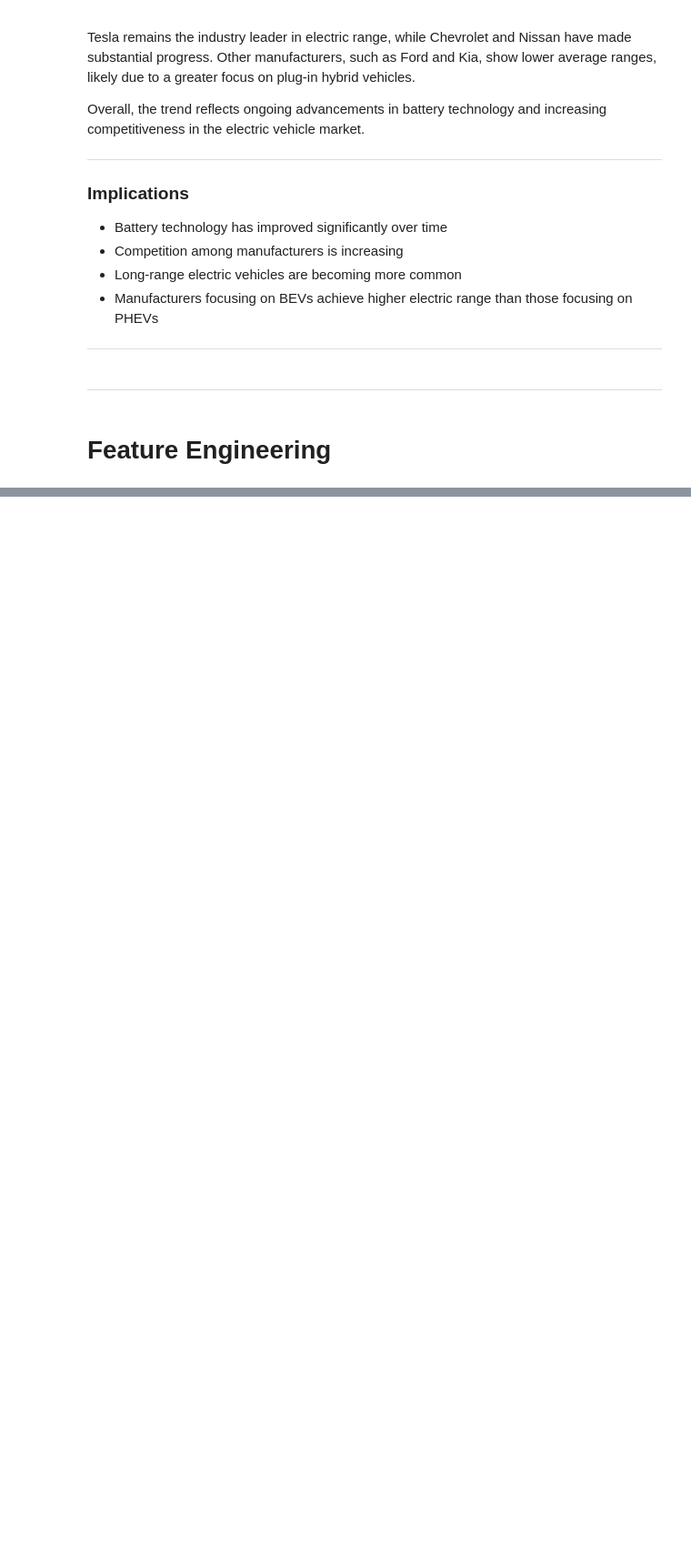
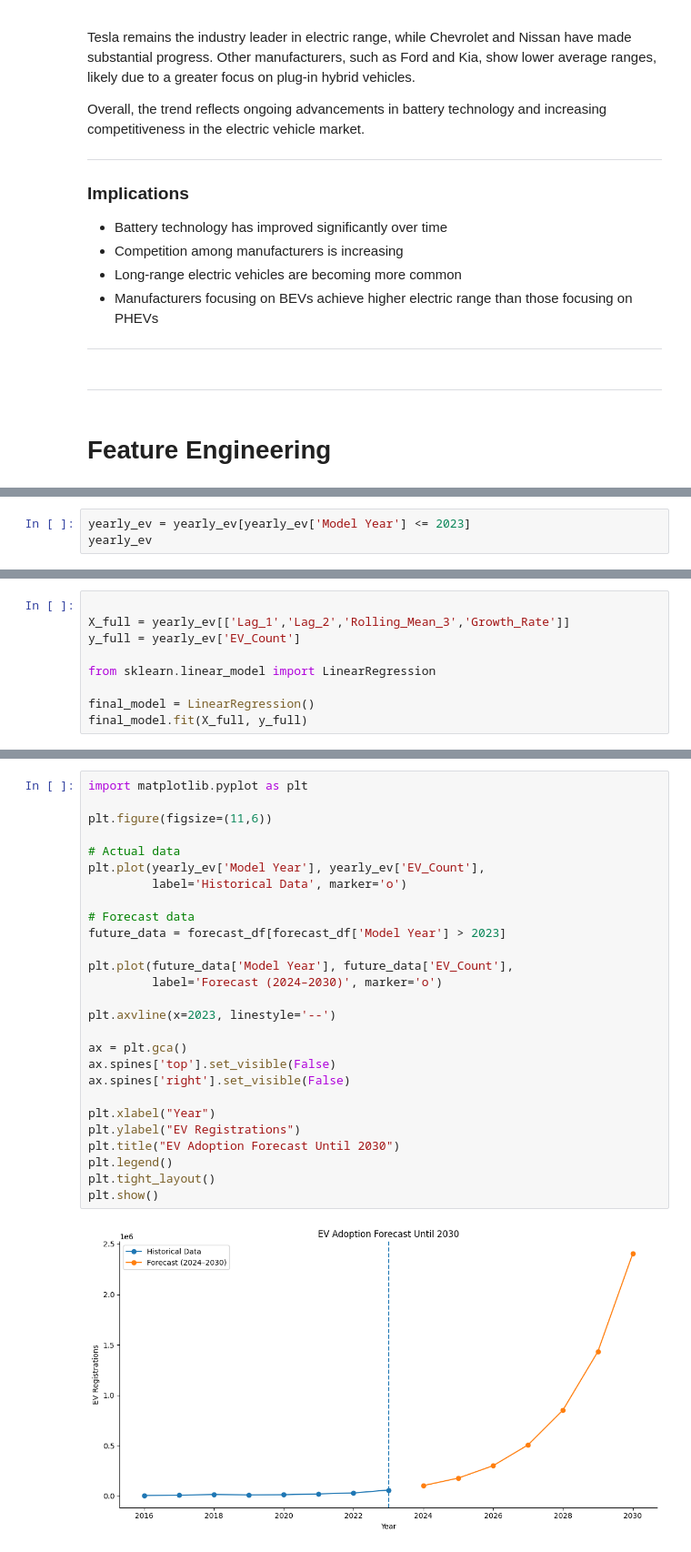
Before and after one commit to nawarfathi/electric-vehicle-analysis1, a Jupyter notebook: EV.ipynb, the cells around one changed output, grey strips where cells are left out. Shown at 91% size. Cells and saved outputs as stored; diff of their text form; blank space fills up the shorter version.

```diff
--- a/EV.ipynb
+++ b/EV.ipynb
@@ -2897,0 +2948,3 @@ Overall, the trend reflects ongoing advancements in battery technology and incre
+# %%
+yearly_ev = yearly_ev[yearly_ev['Model Year'] <= 2023]
+yearly_ev
@@ -2897,0 +3104,9 @@ Overall, the trend reflects ongoing advancements in battery technology and incre
+# %%
+
+X_full = yearly_ev[['Lag_1','Lag_2','Rolling_Mean_3','Growth_Rate']]
+y_full = yearly_ev['EV_Count']
+
+from sklearn.linear_model import LinearRegression
+
+final_model = LinearRegression()
+final_model.fit(X_full, y_full)
@@ -2897,0 +3143,29 @@ Overall, the trend reflects ongoing advancements in battery technology and incre
+# %%
+import matplotlib.pyplot as plt
+
+plt.figure(figsize=(11,6))
+
+# Actual data
+plt.plot(yearly_ev['Model Year'], yearly_ev['EV_Count'],
+         label='Historical Data', marker='o')
+
+# Forecast data
+future_data = forecast_df[forecast_df['Model Year'] > 2023]
+
+plt.plot(future_data['Model Year'], future_data['EV_Count'],
+         label='Forecast (2024–2030)', marker='o')
+
+plt.axvline(x=2023, linestyle='--')
+
+ax = plt.gca()
+ax.spines['top'].set_visible(False)
+ax.spines['right'].set_visible(False)
+
+plt.xlabel("Year")
+plt.ylabel("EV Registrations")
+plt.title("EV Adoption Forecast Until 2030")
+plt.legend()
+plt.tight_layout()
+plt.show()
+# %% [output]
+[figure, added]
```
Also changed, not shown: parts of 27 cells of this notebook.
